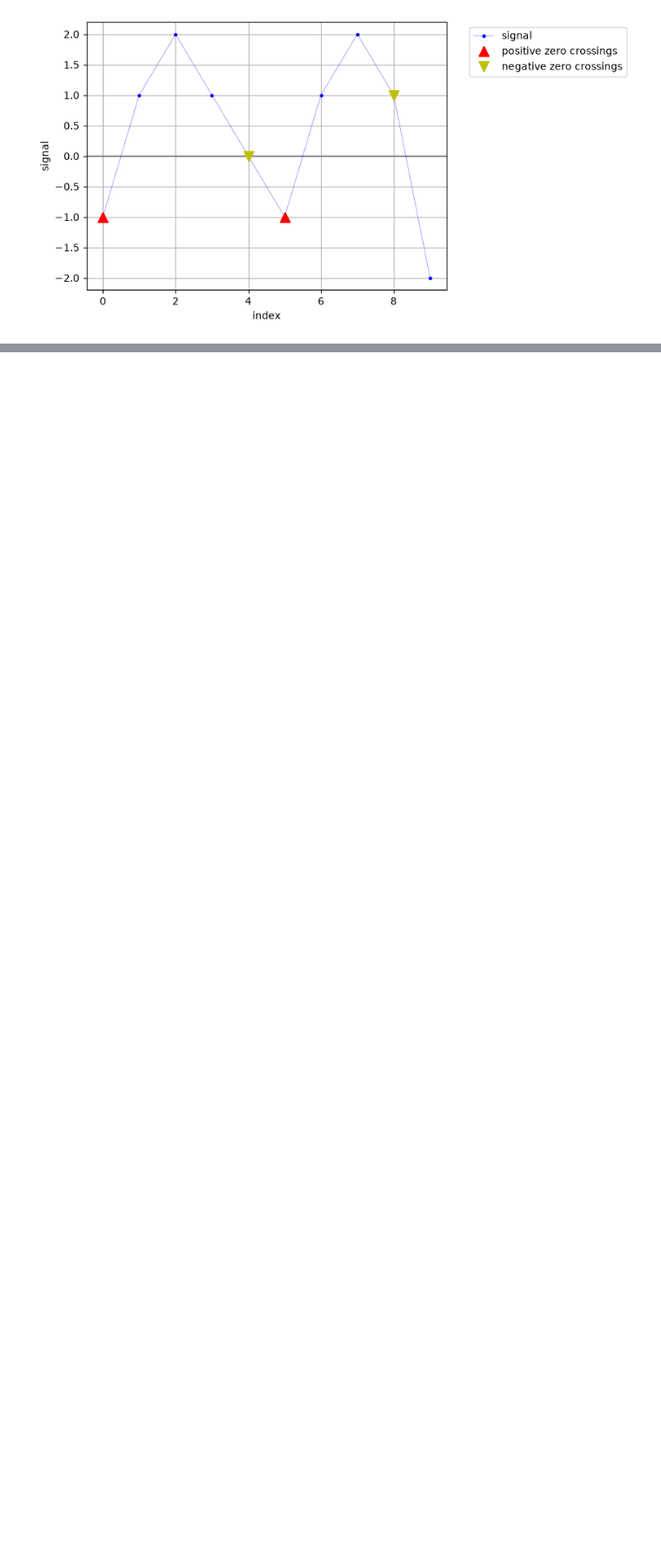
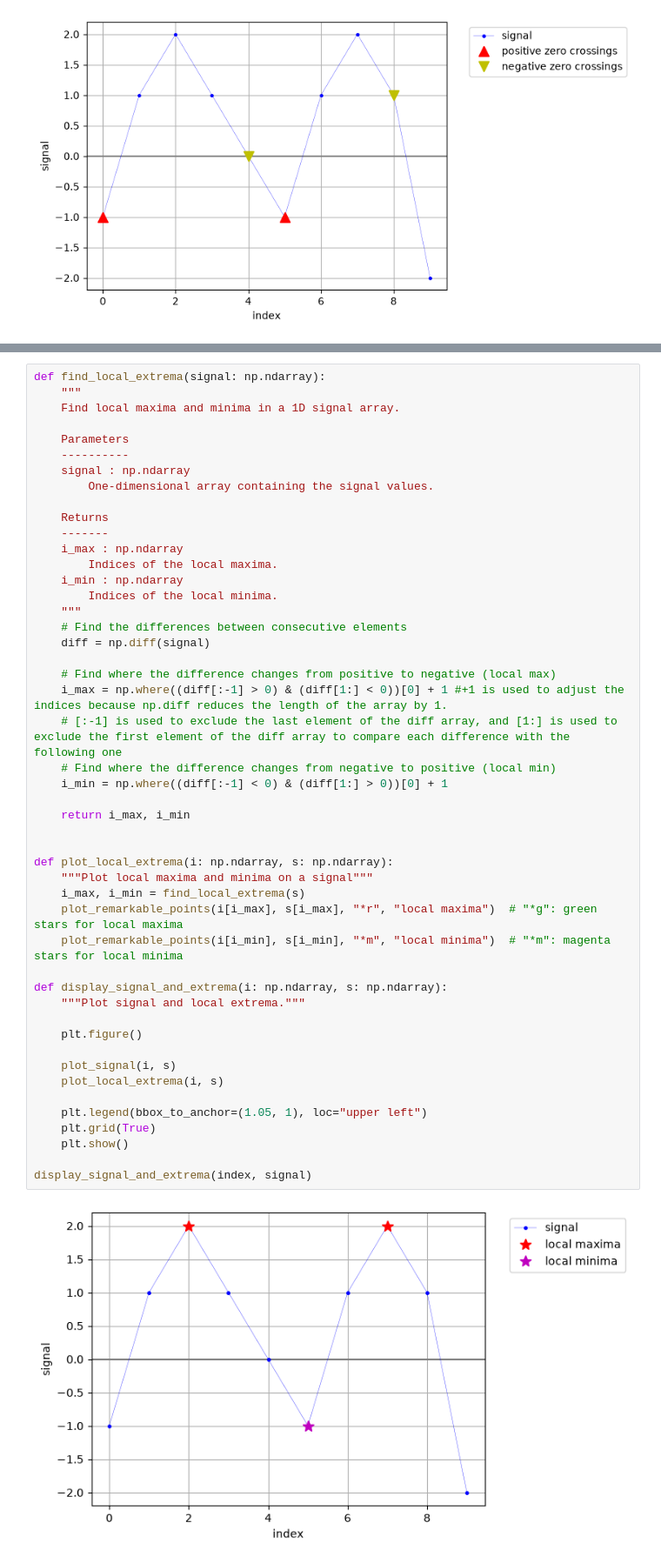
Before and after one commit to GaiaGas/Series03-Python, a Jupyter notebook: Series03-Python.ipynb, the cells around one changed output, grey strips where cells are left out. Shown at 87% size. Saved outputs shown, nothing was run; the diff lists cells and outputs as text; blank space fills up the shorter version.

Commit message:
Create new functions to find the local maxima and minima
Create new functions to add the local maxima and minima and create a plot.

```diff
--- a/Series03-Python.ipynb
+++ b/Series03-Python.ipynb
@@ -285,0 +288,50 @@ display_signal_and_crossings(index, signal)
+# %%
+def find_local_extrema(signal: np.ndarray):
+    """
+    Find local maxima and minima in a 1D signal array.
+
+    Parameters
+    ----------
+    signal : np.ndarray
+        One-dimensional array containing the signal values.
+
+    Returns
+    -------
+    i_max : np.ndarray
+        Indices of the local maxima.
+    i_min : np.ndarray
+        Indices of the local minima.
+    """
+    # Find the differences between consecutive elements
+    diff = np.diff(signal)
+
+    # Find where the difference changes from positive to negative (local max)
+    i_max = np.where((diff[:-1] > 0) & (diff[1:] < 0))[0] + 1 #+1 is used to adjust the indices because np.diff reduces the length of the array by 1.
+    # [:-1] is used to exclude the last element of the diff array, and [1:] is used to exclude the first element of the diff array to compare each difference with the following one
+    # Find where the difference changes from negative to positive (local min)
+    i_min = np.where((diff[:-1] < 0) & (diff[1:] > 0))[0] + 1
+
+    return i_max, i_min
+
+
+def plot_local_extrema(i: np.ndarray, s: np.ndarray):
+    """Plot local maxima and minima on a signal"""
+    i_max, i_min = find_local_extrema(s)
+    plot_remarkable_points(i[i_max], s[i_max], "*r", "local maxima")  # "*g": green stars for local maxima
+    plot_remarkable_points(i[i_min], s[i_min], "*m", "local minima")  # "*m": magenta stars for local minima
+
+def display_signal_and_extrema(i: np.ndarray, s: np.ndarray):
+    """Plot signal and local extrema."""
+
+    plt.figure()
+
+    plot_signal(i, s)
+    plot_local_extrema(i, s)
+
+    plt.legend(bbox_to_anchor=(1.05, 1), loc="upper left")
+    plt.grid(True)
+    plt.show()
+
+display_signal_and_extrema(index, signal)
+# %% [output]
+[figure, added]
```
Also changed, not shown: parts of 1 cell of this notebook.
